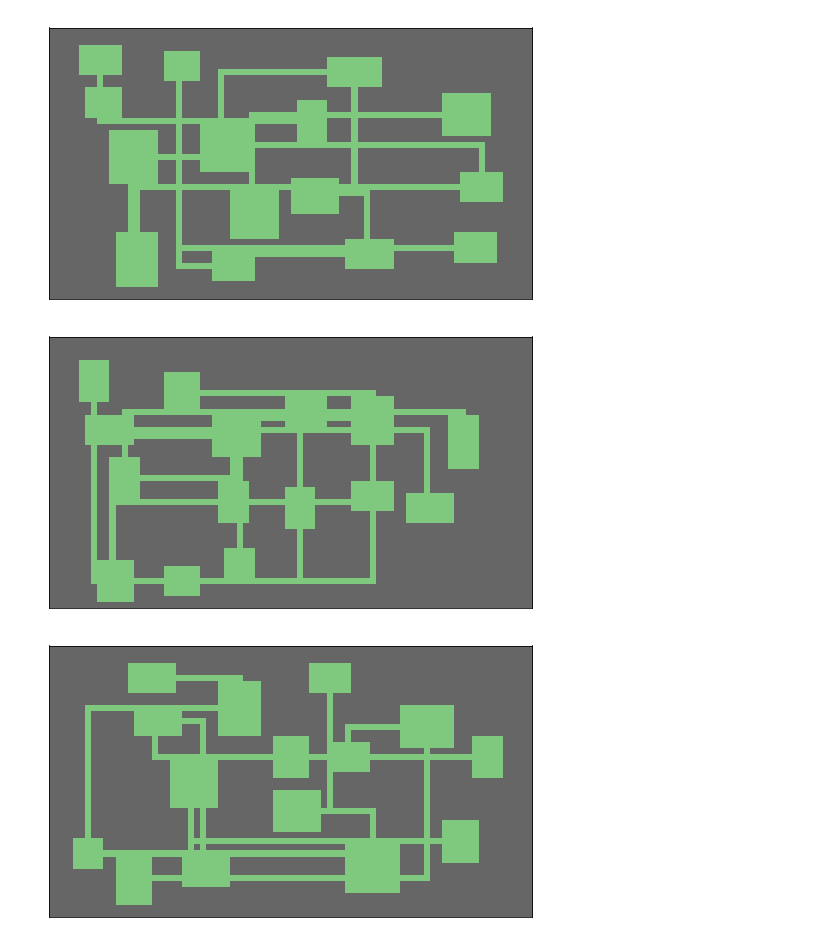
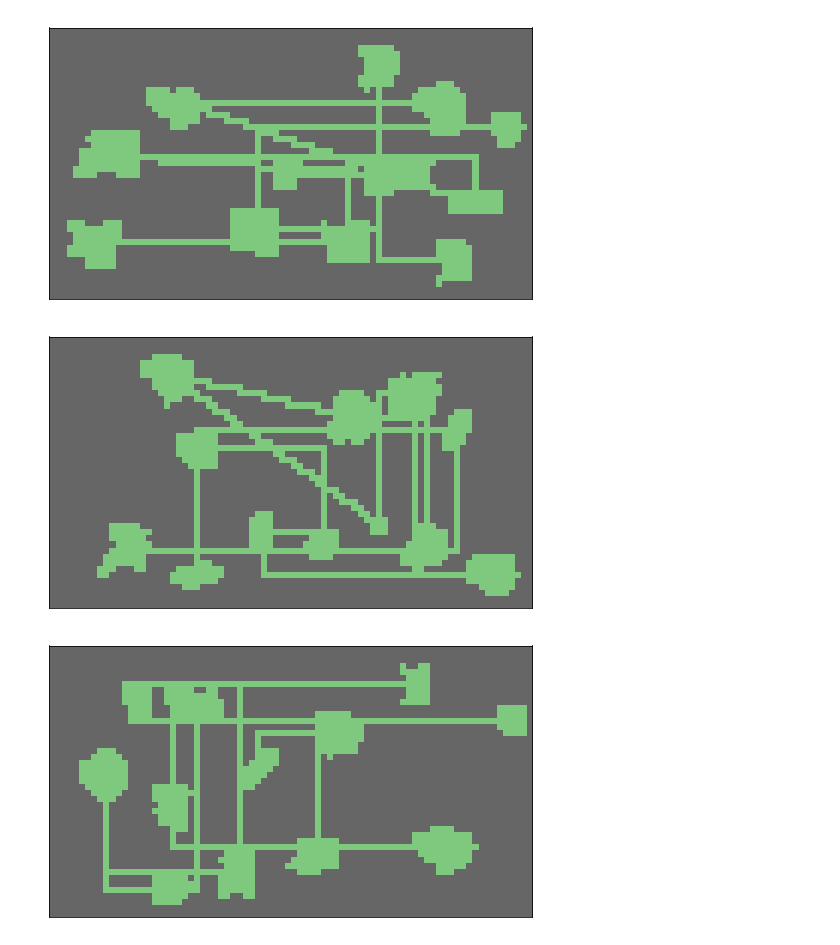
Before and after one commit to toptea/roguelike_tutorial, a Jupyter notebook: notebooks/map_via_numpy.ipynb, the cells around one changed output. Saved outputs shown, nothing was run; the diff lists cells and outputs as text; code cells hidden in the pictures.

```diff
--- a/notebooks/map_via_numpy.ipynb
+++ b/notebooks/map_via_numpy.ipynb
@@ -60,8 +189,17 @@ class Level:
             x = random.randint(1, self.map_width - w - 1)
             y = random.randint(1, self.map_height - h - 1)
 
-            room = Rect(x, y, w, h)
-            #return room
+
+            room_type = random.random()
+
+            if room_type < 0.6:
+                room = Irregular(x, y, min(w, 9) , min(h, 7), self.map_width, self.map_height,  is_rect=True)
+            elif room_type < 0.95:
+                room = Irregular(x, y, min(w, 7) , min(h, 5), self.map_width, self.map_height,  is_rect=False)
+            elif room_type < 0.99:
+                room = Ellipse(x, y, w, h)
+            else:
+                room = Rect(x, y, w, h)
             for r in self.rooms:
                 if room.intersect(r):
                     break
@@ -69,17 +207,22 @@ class Level:
                 self.rooms.append(room)
                 break
 
-        create_room(self.m, room)
+        room.create_floor(self.m)
 
     def _gen_corridor(self):
         new_x, new_y = self.rooms[-1].center()
         prev_x, prev_y = self.rooms[-2].center()
-        if random.random() > 0.5:
+
+        corridor_type = random.random()
+
+        if corridor_type < 0.425:
             create_h_tunnel(self.m, prev_x, new_x, prev_y)
             create_v_tunnel(self.m, prev_y, new_y, new_x)
-        else:
+        elif corridor_type >= 0.425 and corridor_type < 0.85:
             create_v_tunnel(self.m, prev_y, new_y, prev_x)
             create_h_tunnel(self.m, prev_x, new_x, new_y)
+        else:
+            create_d_tunnel(self.m, prev_x, prev_y, new_x, new_y)
 
     def make_map(self):
         for r in range(self.max_rooms):
@@ -89,20 +232,19 @@ class Level:
 # %%
 def show_map(level):
     plt.figure(figsize=(10,5))
     plt.imshow(
         level.m.walkable,
         cmap=plt.cm.Accent_r,
         interpolation='nearest'
     )
     plt.xticks([]),plt.yticks([])
     plt.show()
 
-
 for _ in range(10):
-    lvl = Level(15, 6, 10, 80, 45)
+    lvl = Level(12, 4, 10, 80, 45)
     lvl.make_map()
     show_map(lvl)
 # %% [output]
-[figure, old version]
+[figure, new version]
-[figure, old version]
+[figure, new version]
-[figure, old version]
+[figure, new version]
```
Also changed, not shown: parts of 5 cells of this notebook, 4 other files.
